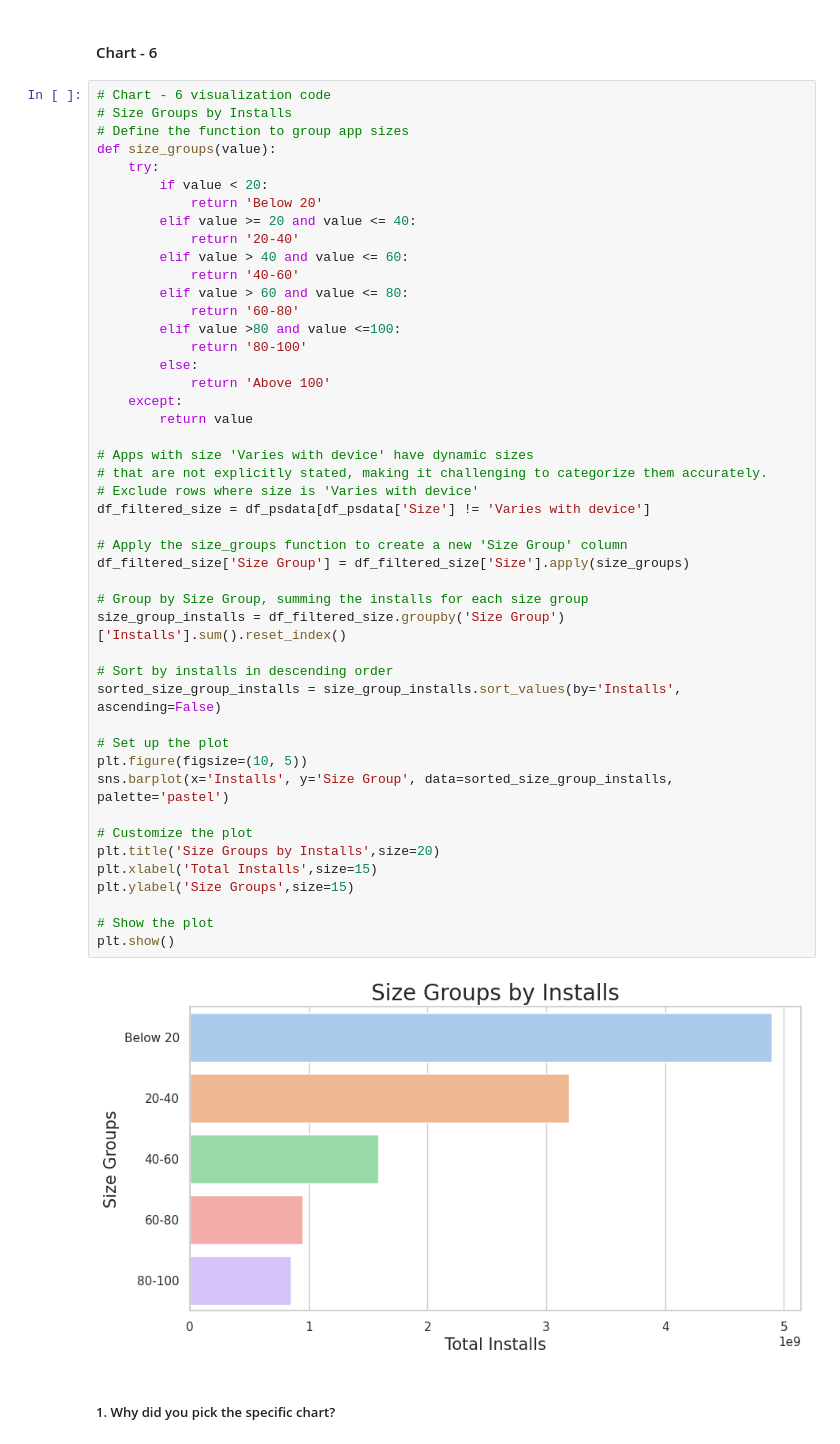
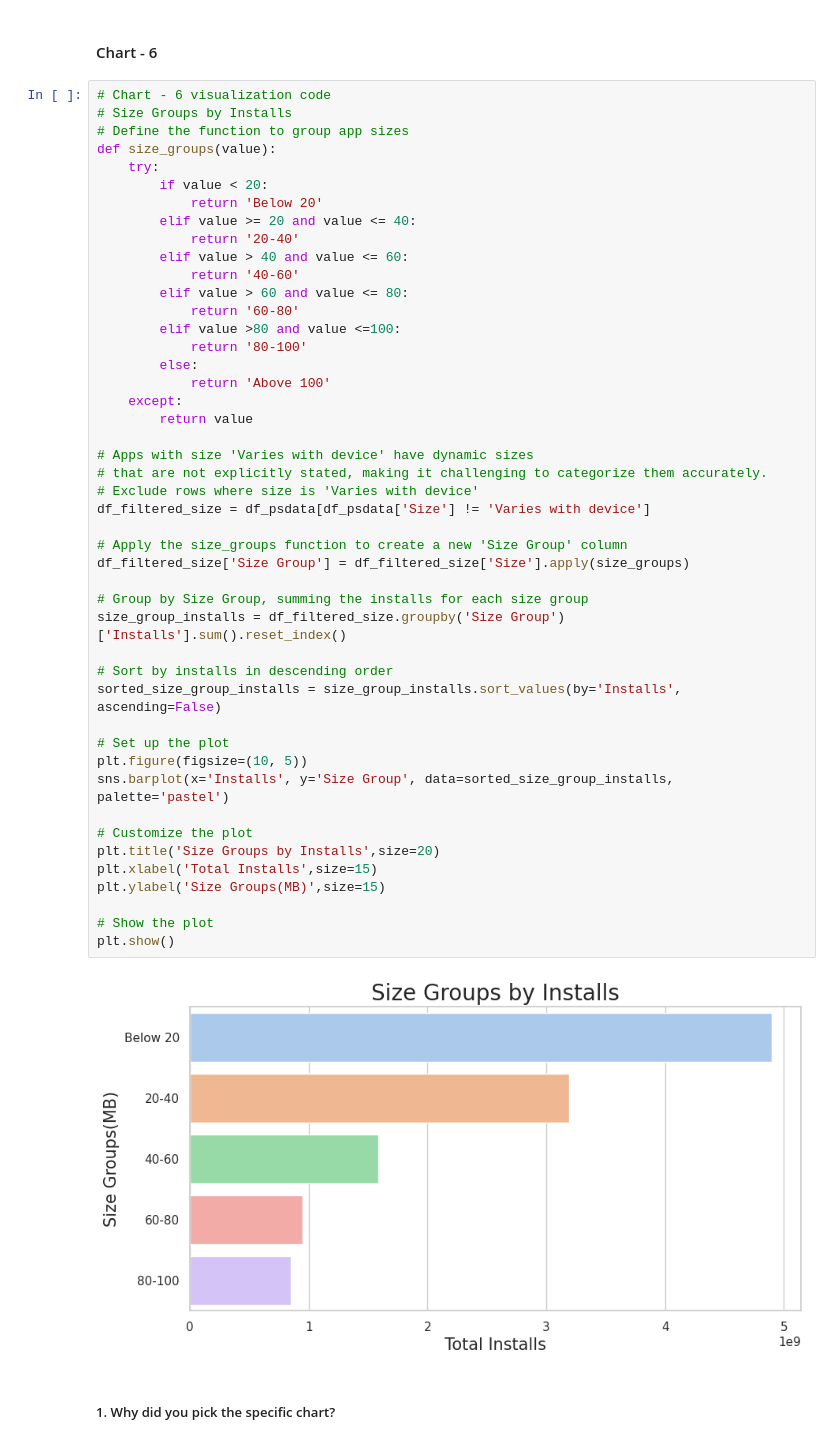
Before and after one commit to rohitpaul09/Play-Store-App-Review-Analysis, a Jupyter notebook: Play_Store_App_Review_Analysis.ipynb, the cells around one changed output. Drawn from its saved outputs; the diff is of its cells as text.

```diff
--- a/Play_Store_App_Review_Analysis.ipynb
+++ b/Play_Store_App_Review_Analysis.ipynb
@@ -941,35 +930,35 @@ def size_groups(value):
         else:
             return 'Above 100'
     except:
         return value
 
 # Apps with size 'Varies with device' have dynamic sizes
 # that are not explicitly stated, making it challenging to categorize them accurately.
 # Exclude rows where size is 'Varies with device'
 df_filtered_size = df_psdata[df_psdata['Size'] != 'Varies with device']
 
 # Apply the size_groups function to create a new 'Size Group' column
 df_filtered_size['Size Group'] = df_filtered_size['Size'].apply(size_groups)
 
 # Group by Size Group, summing the installs for each size group
 size_group_installs = df_filtered_size.groupby('Size Group')['Installs'].sum().reset_index()
 
 # Sort by installs in descending order
 sorted_size_group_installs = size_group_installs.sort_values(by='Installs', ascending=False)
 
 # Set up the plot
 plt.figure(figsize=(10, 5))
 sns.barplot(x='Installs', y='Size Group', data=sorted_size_group_installs, palette='pastel')
 
 # Customize the plot
 plt.title('Size Groups by Installs',size=20)
 plt.xlabel('Total Installs',size=15)
-plt.ylabel('Size Groups',size=15)
+plt.ylabel('Size Groups(MB)',size=15)
 
 # Show the plot
 plt.show()
 # %% [output]
-[figure, old version]
+[figure, new version]
 # %% [markdown]
 ##### 1. Why did you pick the specific chart?
 # %% [markdown]
```
Also changed, not shown: parts of 44 cells of this notebook.
